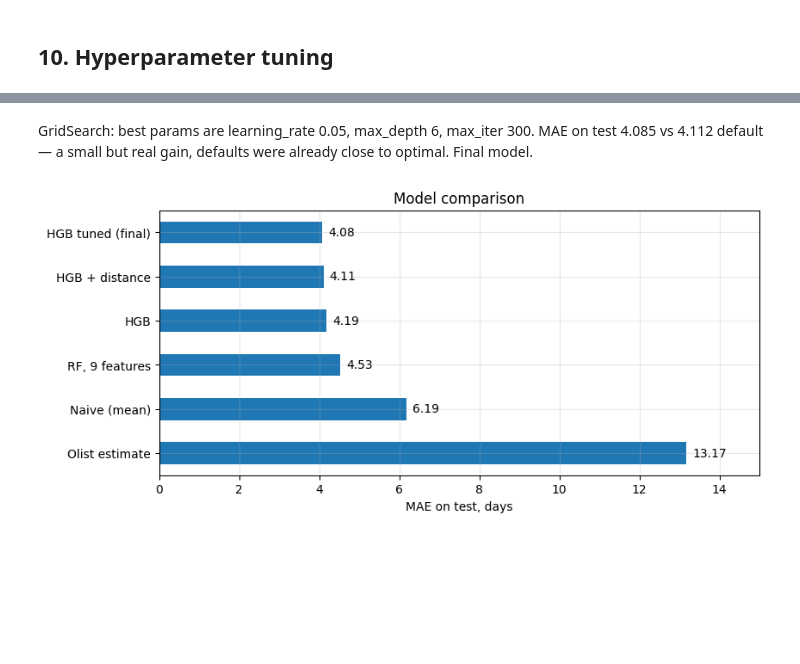
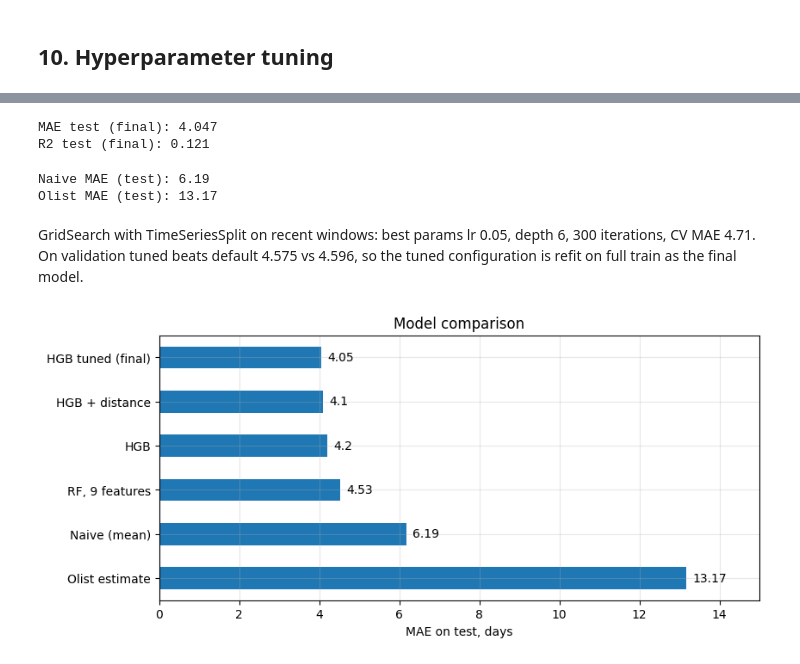
Before and after one commit to arocasim/olist_delivery_risk, a Jupyter notebook: notebooks/02_model.ipynb, the cells around one changed output, grey strips where cells are left out. Cells and saved outputs as stored; diff of their text form; code cells hidden in the pictures; blank space fills up the shorter version.

```diff
--- a/notebooks/02_model.ipynb
+++ b/notebooks/02_model.ipynb
@@ -279,23 +296,55 @@ plt.show()
+# %%
+final_model = HistGradientBoostingRegressor(**grid.best_params_, random_state=42)
+final_model.fit(train[FEATURES_GEO], train[TARGET])
+pred_final = final_model.predict(test[FEATURES_GEO])
+
+print("MAE test (final):", round(mean_absolute_error(test[TARGET], pred_final), 3))
+print("R2 test (final):", round(r2_score(test[TARGET], pred_final), 3))
+# %% [output]
+MAE test (final): 4.047
+R2 test (final): 0.121
+# %%
+naive_pred = train['delivery_days'].mean()
+mae_naive = (test['delivery_days'] - naive_pred).abs().mean()
+mae_olist = test['estimation_error'].abs().mean()
+
+print("Naive MAE (test):", round(mae_naive, 2))
+print("Olist MAE (test):", round(mae_olist, 2))
+# %% [output]
+Naive MAE (test): 6.19
+Olist MAE (test): 13.17
 # %% [markdown]
-GridSearch: best params are learning_rate 0.05, max_depth 6, max_iter 300. MAE on test 4.085 vs 4.112 default — a small but real gain, defaults were already close to optimal. Final model.
+GridSearch with TimeSeriesSplit on recent windows: best params lr 0.05, depth 6, 300 iterations, CV MAE 4.71. On validation tuned beats default 4.575 vs 4.596, so the tuned configuration is refit on full train as the final model.
 # %%
-results = pd.Series({
-    'Olist estimate': round(mae_olist, 2),
-    'Naive (mean)': round(mae_naive, 2),
-    'RF, 9 features': round(mean_absolute_error(Y_test, pred_rf_slim), 2),
-    'HGB': round(mean_absolute_error(Y_test, pred_hgb), 2),
-    'HGB + distance': round(mean_absolute_error(Y_test, pred_hgb_geo), 2),
-    'HGB tuned (final)': round(mean_absolute_error(Y_test, pred_tuned), 2),
-}).sort_values(ascending=False)
+preds = {}
 
-ax = results.plot.barh(figsize=(9, 4))
-for i, v in enumerate(results):
-    ax.text(v + 0.15, i, str(v), va='center')
+m = RandomForestRegressor(n_estimators=100, random_state=42, n_jobs=-1)
+m.fit(train[FEATURES_SLIM], train[TARGET])
+preds['RF, 9 features'] = m.predict(test[FEATURES_SLIM])
 
-plt.xlim(0, 15)
-plt.xlabel("MAE on test, days")
-plt.title("Model comparison")
-plt.savefig('../images/model_comparison.png', dpi=150, bbox_inches='tight')
-plt.show()
+m = HistGradientBoostingRegressor(random_state=42)
+m.fit(train[FEATURES_SLIM], train[TARGET])
+preds['HGB'] = m.predict(test[FEATURES_SLIM])
+
+m = HistGradientBoostingRegressor(random_state=42)
+m.fit(train[FEATURES_GEO], train[TARGET])
+preds['HGB + distance'] = m.predict(test[FEATURES_GEO])
-# %% [output]
-[figure, removed]
+# %%
+results = pd.Series({
+    'Olist estimate': round(mae_olist, 2),
+    'Naive (mean)': round(mae_naive, 2),
+    **{name: round(mean_absolute_error(test[TARGET], p), 2) for name, p in preds.items()},
+    'HGB tuned (final)': round(mean_absolute_error(test[TARGET], pred_final), 2),
+}).sort_values(ascending=False)
+
+ax = results.plot.barh(figsize=(9, 4))
+for i, v in enumerate(results):
+    ax.text(v + 0.15, i, str(v), va='center')
+
+plt.xlim(0, 15)
+plt.xlabel("MAE on test, days")
+plt.title("Model comparison")
+plt.savefig('../images/model_comparison.png', dpi=150, bbox_inches='tight')
+plt.show()
+# %% [output]
+[figure, added]
```
Also changed, not shown: parts of 31 cells of this notebook, 7 other files.
